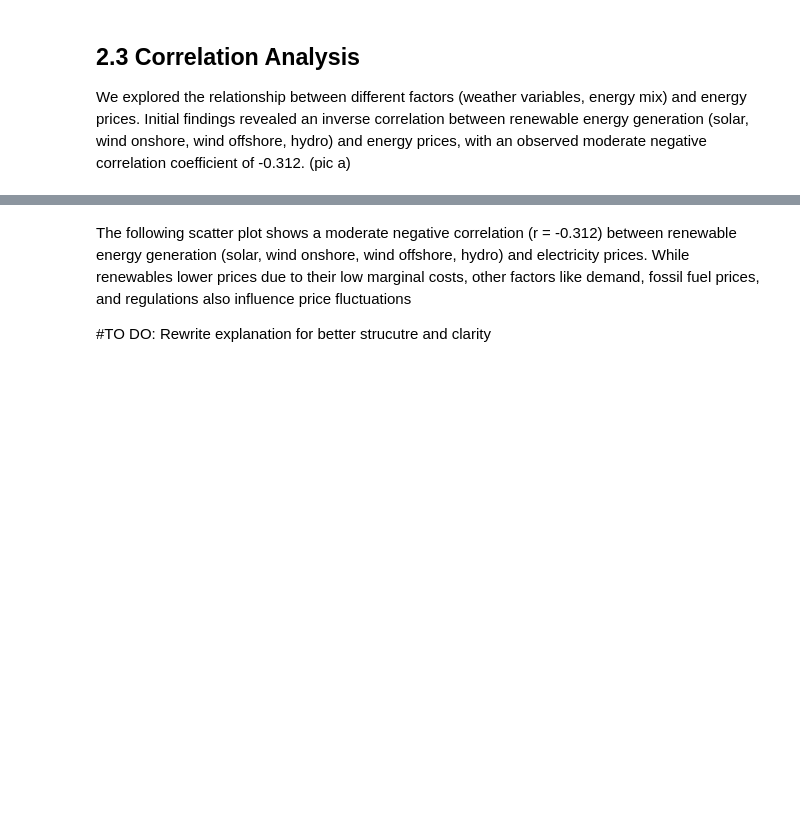
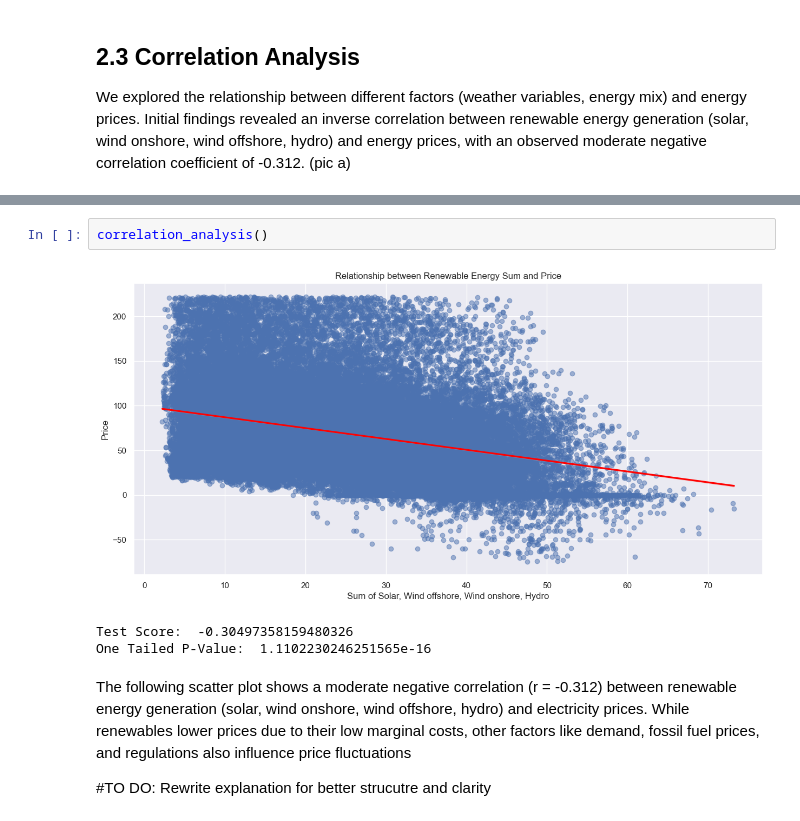
Before and after one commit to YukaNakamoto/LSDI-Project-, a Jupyter notebook: hand_in/notebook.ipynb, the cells around one changed output, grey strips where cells are left out. Cells and saved outputs as stored; diff of their text form; blank space fills up the shorter version.

```diff
--- a/hand_in/notebook.ipynb
+++ b/hand_in/notebook.ipynb
@@ -201,3 +80,9 @@ r,  p_one_tailed
+# %%
+correlation_analysis()
+# %% [output]
+[figure, added]
+Test Score:  -0.30497358159480326
+One Tailed P-Value:  1.1102230246251565e-16
 # %% [markdown]
 The following scatter plot shows a moderate negative correlation (r = -0.312) between renewable energy generation (solar, wind onshore, wind offshore, hydro) and electricity prices. While renewables lower prices due to their low marginal costs, other factors like demand, fossil fuel prices, and regulations also influence price fluctuations
 
```
Also changed, not shown: parts of 27 cells of this notebook, 11 other files.
